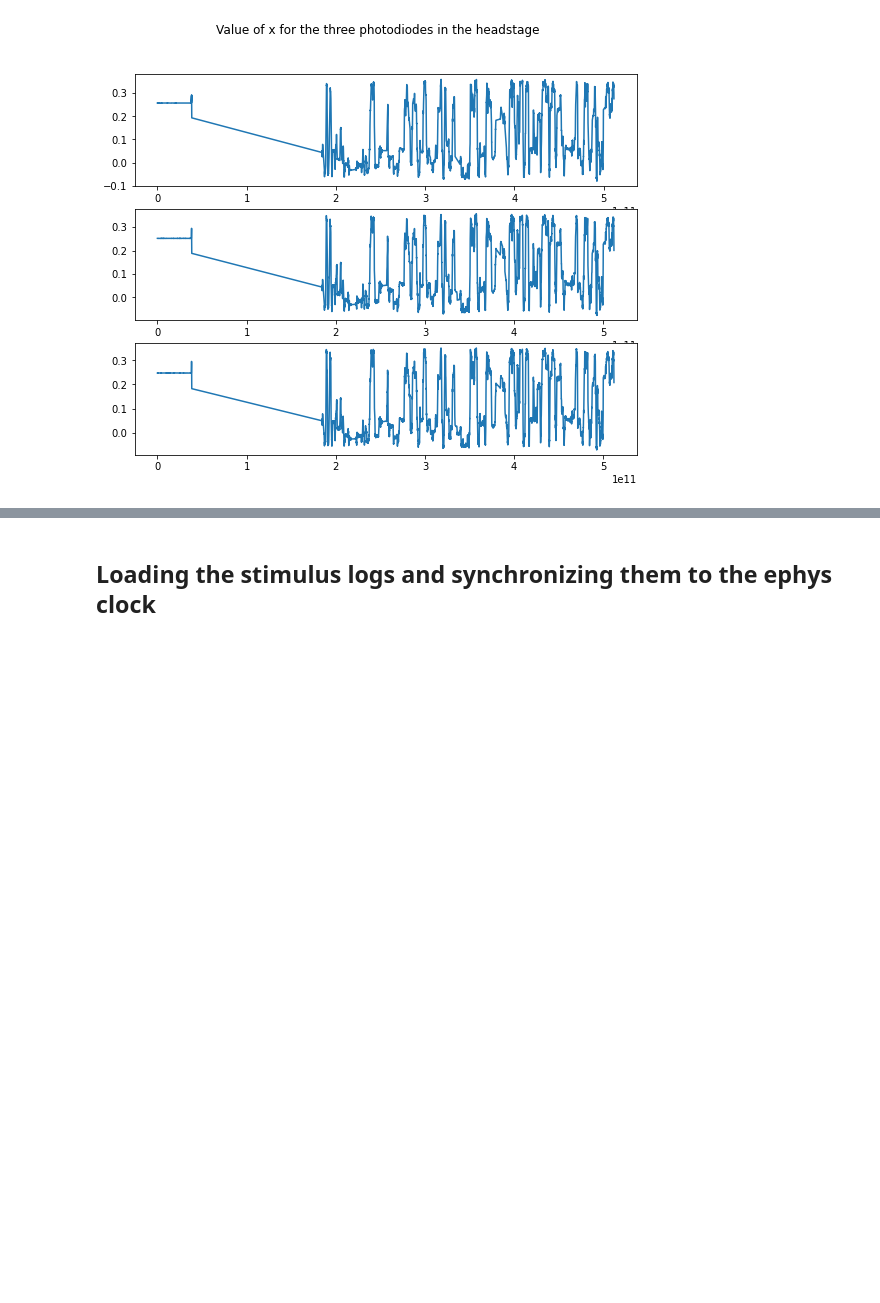
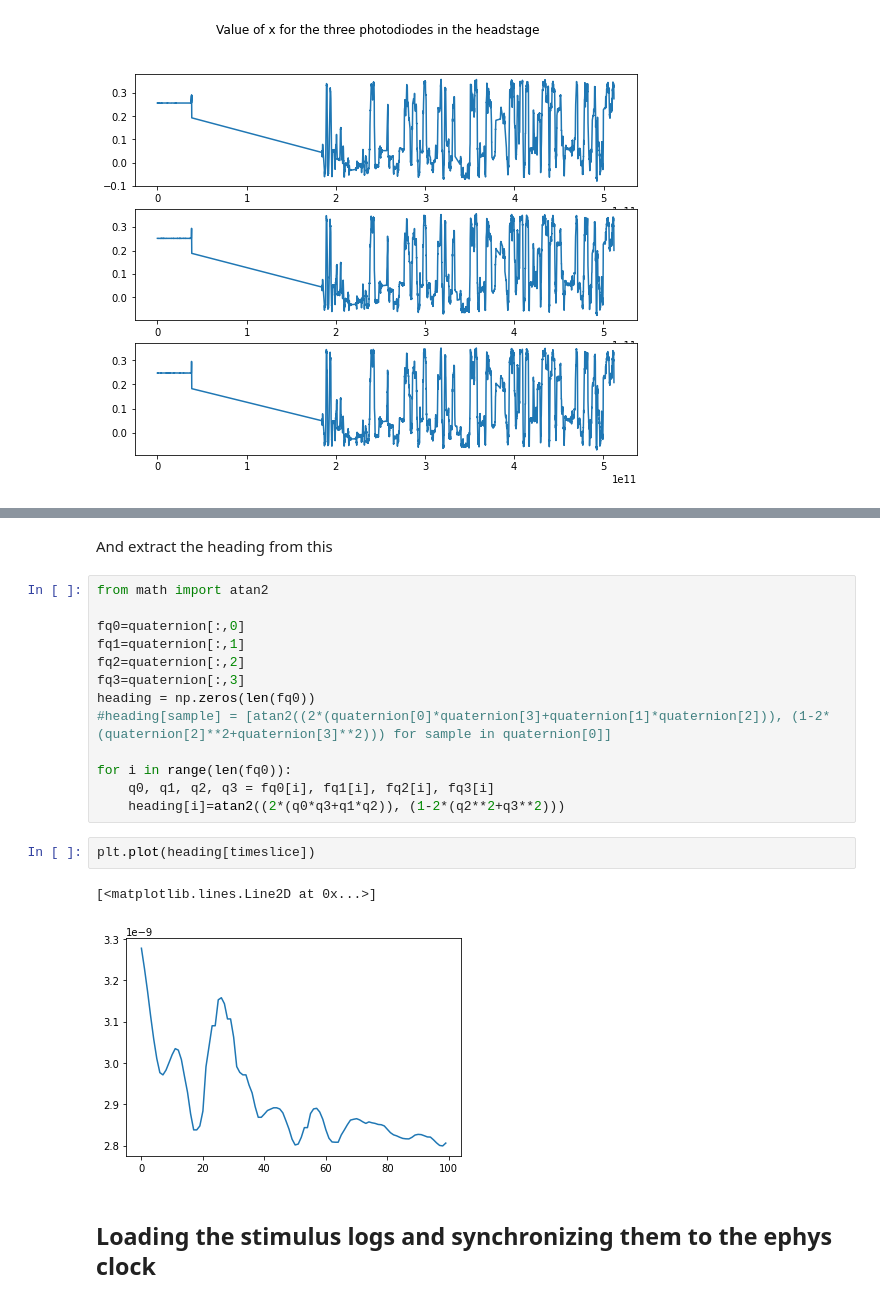
Before and after one commit to znamlab/cottage_analysis, a Jupyter notebook: notebooks/pre_processing_ephys.ipynb, the cells around one changed output, grey strips where cells are left out. Cells and saved outputs as stored; diff of their text form; blank space fills up the shorter version.

```diff
--- a/notebooks/pre_processing_ephys.ipynb
+++ b/notebooks/pre_processing_ephys.ipynb
@@ -103,3 +191,23 @@ AttributeError: module 'cottage_analysis.io_module.onix' has no attribute 'load_
+# %% [markdown]
+And extract the heading from this
+# %%
+from math import atan2
+
+fq0=quaternion[:,0]
+fq1=quaternion[:,1]
+fq2=quaternion[:,2]
+fq3=quaternion[:,3]
+heading = np.zeros(len(fq0))
+#heading[sample] = [atan2((2*(quaternion[0]*quaternion[3]+quaternion[1]*quaternion[2])), (1-2*(quaternion[2]**2+quaternion[3]**2))) for sample in quaternion[0]]
+
+for i in range(len(fq0)):
+    q0, q1, q2, q3 = fq0[i], fq1[i], fq2[i], fq3[i]
+    heading[i]=atan2((2*(q0*q3+q1*q2)), (1-2*(q2**2+q3**2)))
+# %%
+plt.plot(heading[timeslice])
+# %% [output]
+[<matplotlib.lines.Line2D at 0x...>]
+[figure, added]
 # %% [markdown]
 ## Loading the stimulus logs and synchronizing them to the ephys clock
 # %% [markdown]
```
Also changed, not shown: parts of 11 cells of this notebook, 1 other file.
